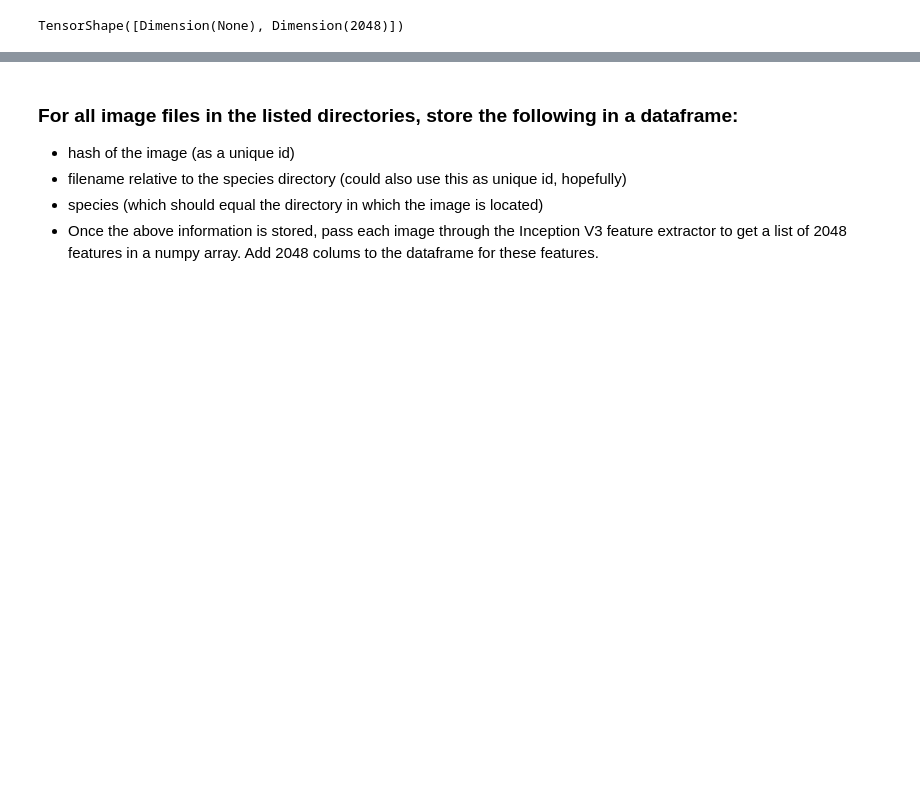
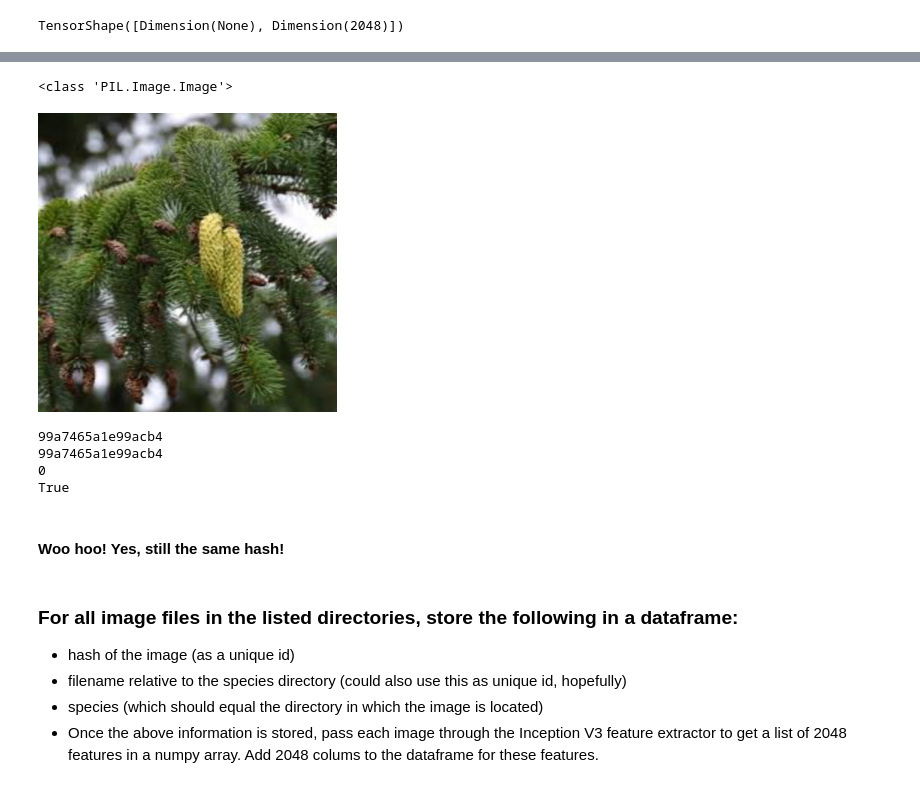
Before and after one commit to NathanielBlairStahn/tree-logic, a Jupyter notebook: build_a_model.ipynb, the cells around one changed output, grey strips where cells are left out. Drawn from its saved outputs; the diff is of its cells as text; code cells hidden in the pictures; blank space fills up the shorter version.

```diff
--- a/build_a_model.ipynb
+++ b/build_a_model.ipynb
@@ -49,3 +153,22 @@ TensorShape([Dimension(None), Dimension(2048)])
+# %%
+keras_img_299 = image.load_img(image_path, target_size=(299,299))
+print(type(keras_img_299))
+keras_img_299
+# %% [output]
+<class 'PIL.Image.Image'>
+[figure, added]
+# %%
+print(imagehash.phash(keras_img_299))
+print(imagehash.phash(keras_img))
+print(imagehash.phash(keras_img) - imagehash.phash(keras_img_299))
+print(imagehash.phash(keras_img) == imagehash.phash(keras_img_299))
+# %% [output]
+99a7465a1e99acb4
+99a7465a1e99acb4
+0
+True
+# %% [markdown]
+#### Woo hoo! Yes, still the same hash!
 # %% [markdown]
 ### For all image files in the listed directories, store the following in a dataframe:
 
```
Also changed, not shown: parts of 15 cells of this notebook.
